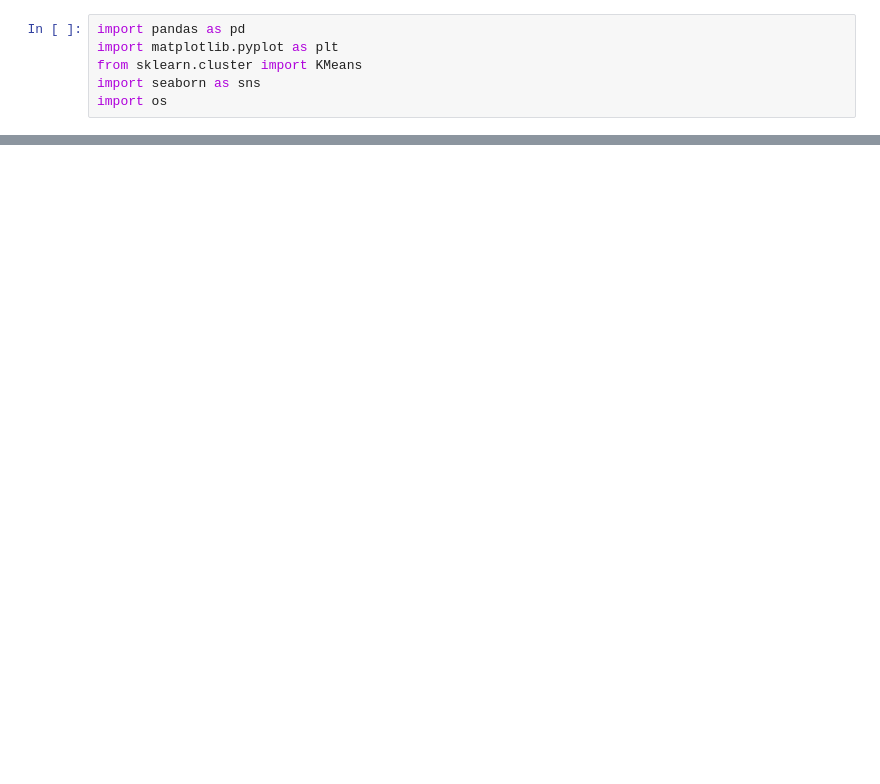
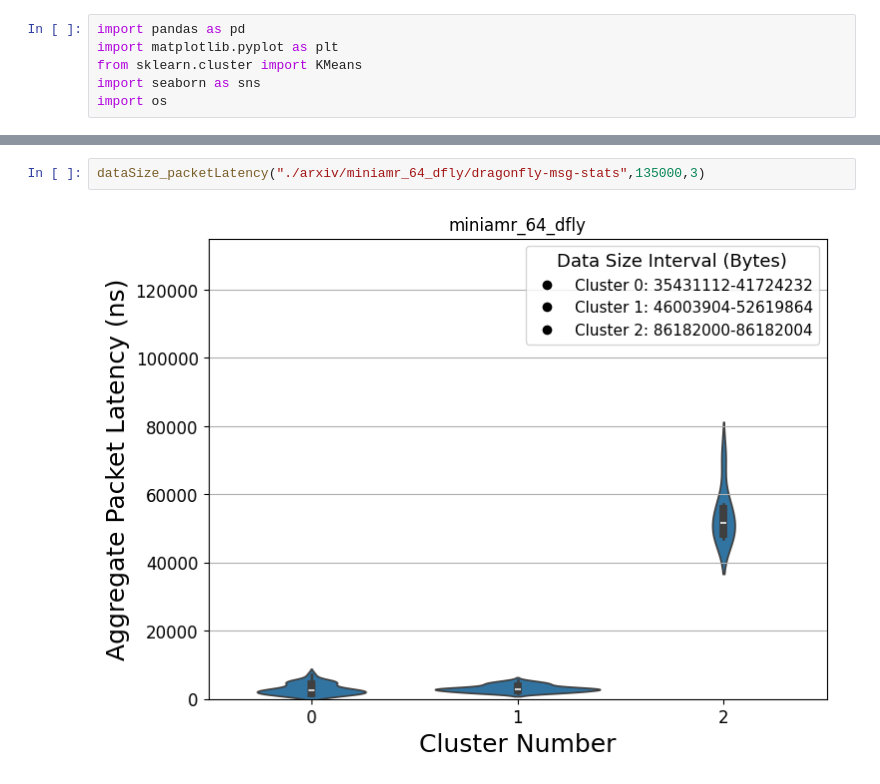
Before and after one commit to zzheng33/cs550, a Jupyter notebook: run/plot.ipynb, the cells around one changed output, grey strips where cells are left out. Drawn from its saved outputs; the diff is of its cells as text; blank space fills up the shorter version.

```diff
--- a/run/plot.ipynb
+++ b/run/plot.ipynb
@@ -64,0 +79,4 @@ dataSize_packetLatency("./arxiv/amg_1728_dfly/dragonfly-msg-stats")
+# %%
+dataSize_packetLatency("./arxiv/miniamr_64_dfly/dragonfly-msg-stats",135000,3)
+# %% [output]
+[figure, added]
```
Also changed, not shown: parts of 5 cells of this notebook, 14 other files.
